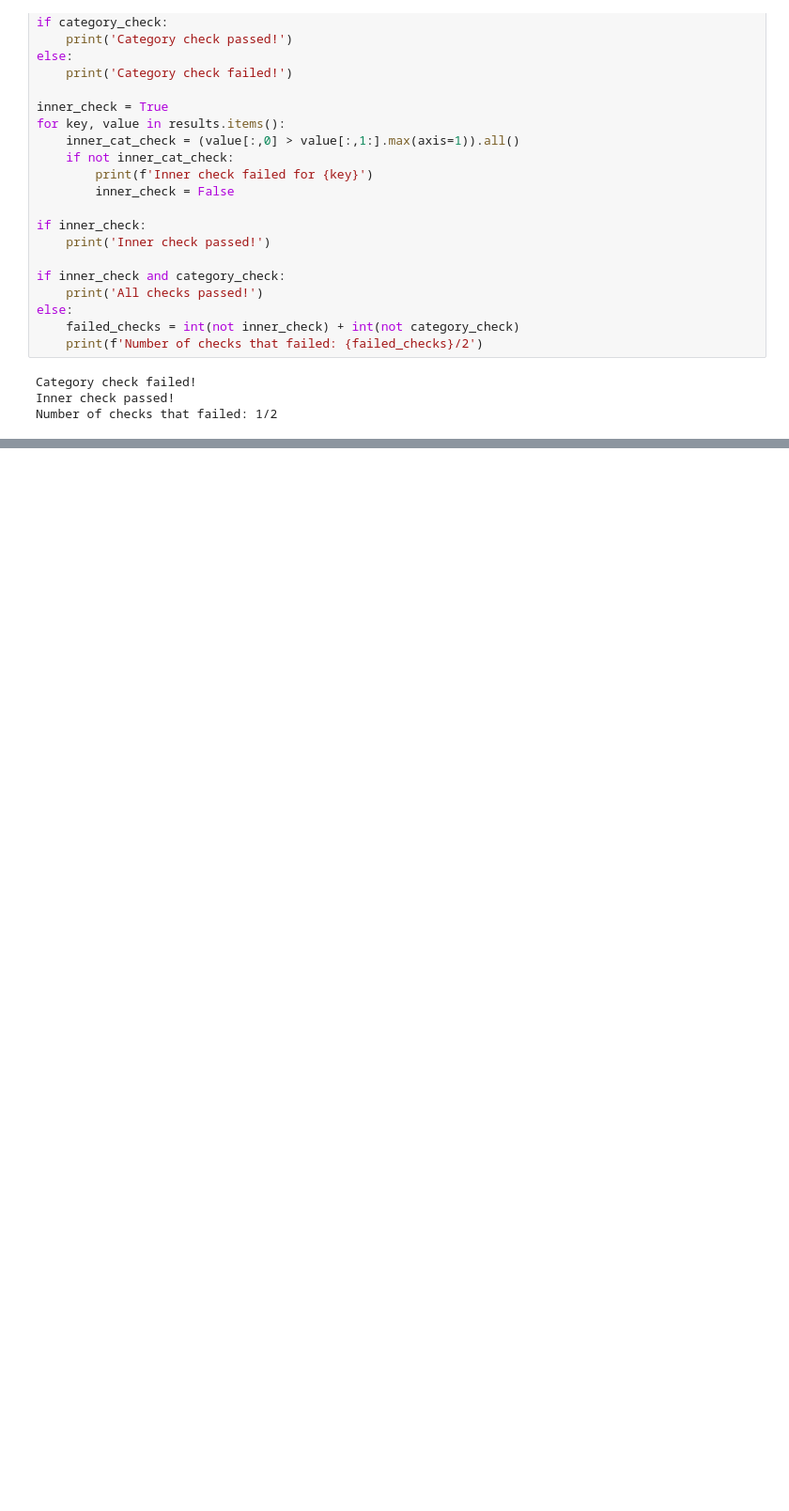
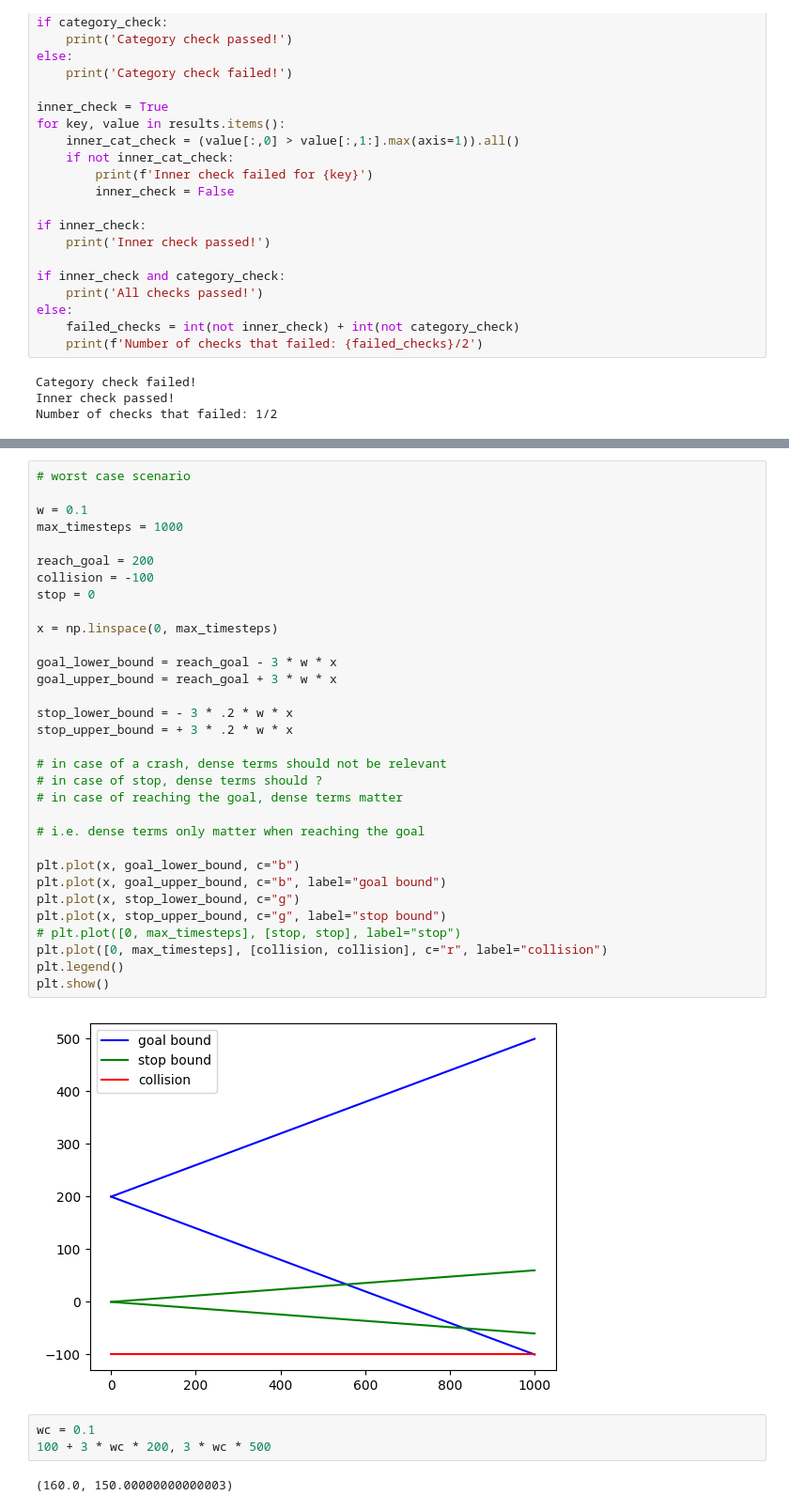
Before and after one commit to kristianceder/DRL-Traj-Planner, a Jupyter notebook: notebooks/img_reward_modeling.ipynb, the cells around one changed output, grey strips where cells are left out. Shown at 94% size. Cells and saved outputs as stored; diff of their text form; blank space fills up the shorter version.

```diff
--- a/notebooks/img_reward_modeling.ipynb
+++ b/notebooks/img_reward_modeling.ipynb
@@ -305,0 +311,39 @@ Number of checks that failed: 1/2
+# %%
+# worst case scenario
+
+w = 0.1
+max_timesteps = 1000
+
+reach_goal = 200
+collision = -100
+stop = 0
+
+x = np.linspace(0, max_timesteps)
+
+goal_lower_bound = reach_goal - 3 * w * x
+goal_upper_bound = reach_goal + 3 * w * x
+
+stop_lower_bound = - 3 * .2 * w * x
+stop_upper_bound = + 3 * .2 * w * x
+
+# in case of a crash, dense terms should not be relevant
+# in case of stop, dense terms should ?
+# in case of reaching the goal, dense terms matter
+
+# i.e. dense terms only matter when reaching the goal
+
+plt.plot(x, goal_lower_bound, c="b")
+plt.plot(x, goal_upper_bound, c="b", label="goal bound")
+plt.plot(x, stop_lower_bound, c="g")
+plt.plot(x, stop_upper_bound, c="g", label="stop bound")
+# plt.plot([0, max_timesteps], [stop, stop], label="stop")
+plt.plot([0, max_timesteps], [collision, collision], c="r", label="collision")
+plt.legend()
+plt.show()
+# %% [output]
+[figure, added]
+# %%
+wc = 0.1
+100 + 3 * wc * 200, 3 * wc * 500
+# %% [output]
+(160.0, 150.00000000000003)
```
Also changed, not shown: parts of 47 cells of this notebook, 1 other file.
